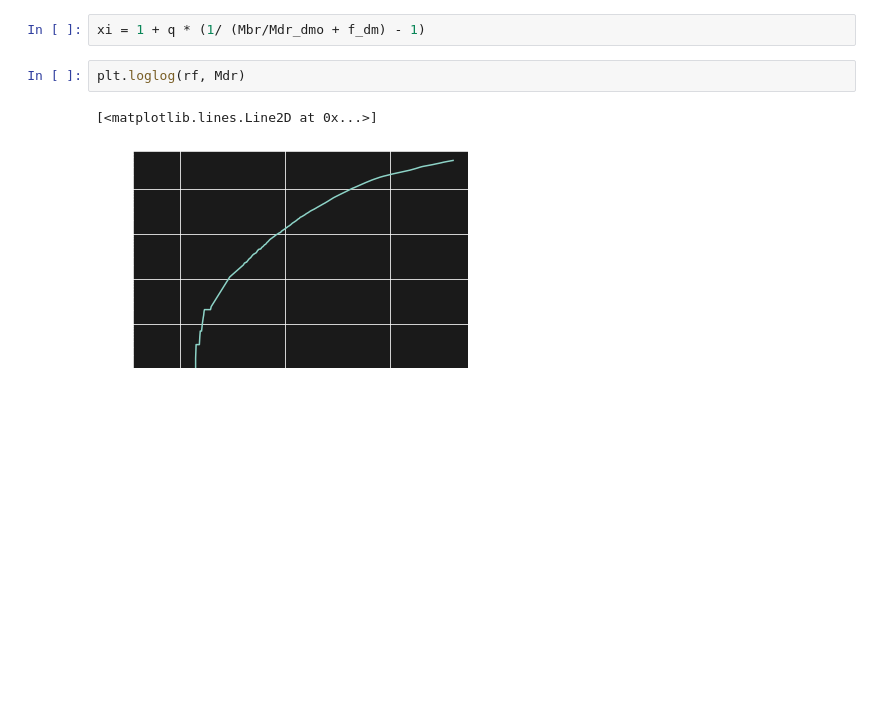
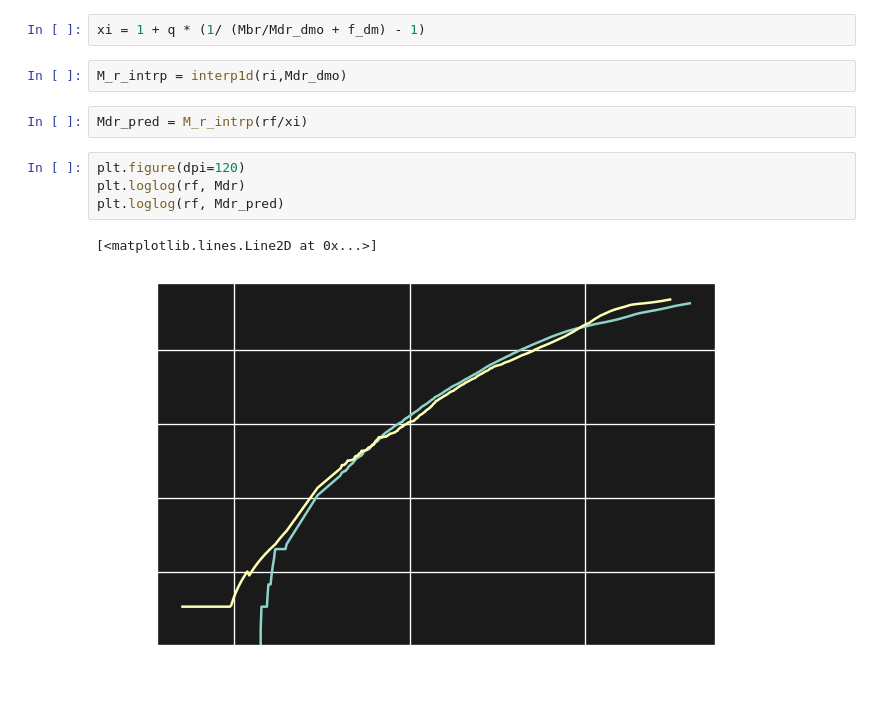
Before and after one commit to premvijay/jupynbgen, a Jupyter notebook: ad-relx_test.ipynb, the cells around one changed output. Drawn from its saved outputs; the diff is of its cells as text; blank space fills up the shorter version.

```diff
--- a/ad-relx_test.ipynb
+++ b/ad-relx_test.ipynb
@@ -120,8 +120,14 @@ print(plt.style.available)
 q = 0.68
 # %%
 xi = 1 + q * (1/ (Mbr/Mdr_dmo + f_dm) - 1)
+# %%
+M_r_intrp = interp1d(ri,Mdr_dmo)
+# %%
+Mdr_pred = M_r_intrp(rf/xi)
 # %%
+plt.figure(dpi=120)
 plt.loglog(rf, Mdr)
+plt.loglog(rf, Mdr_pred)
 # %% [output]
 [<matplotlib.lines.Line2D at 0x...>]
-[figure, old version]
+[figure, new version]
```
Also changed, not shown: parts of 1 cell of this notebook, 1 other file.
